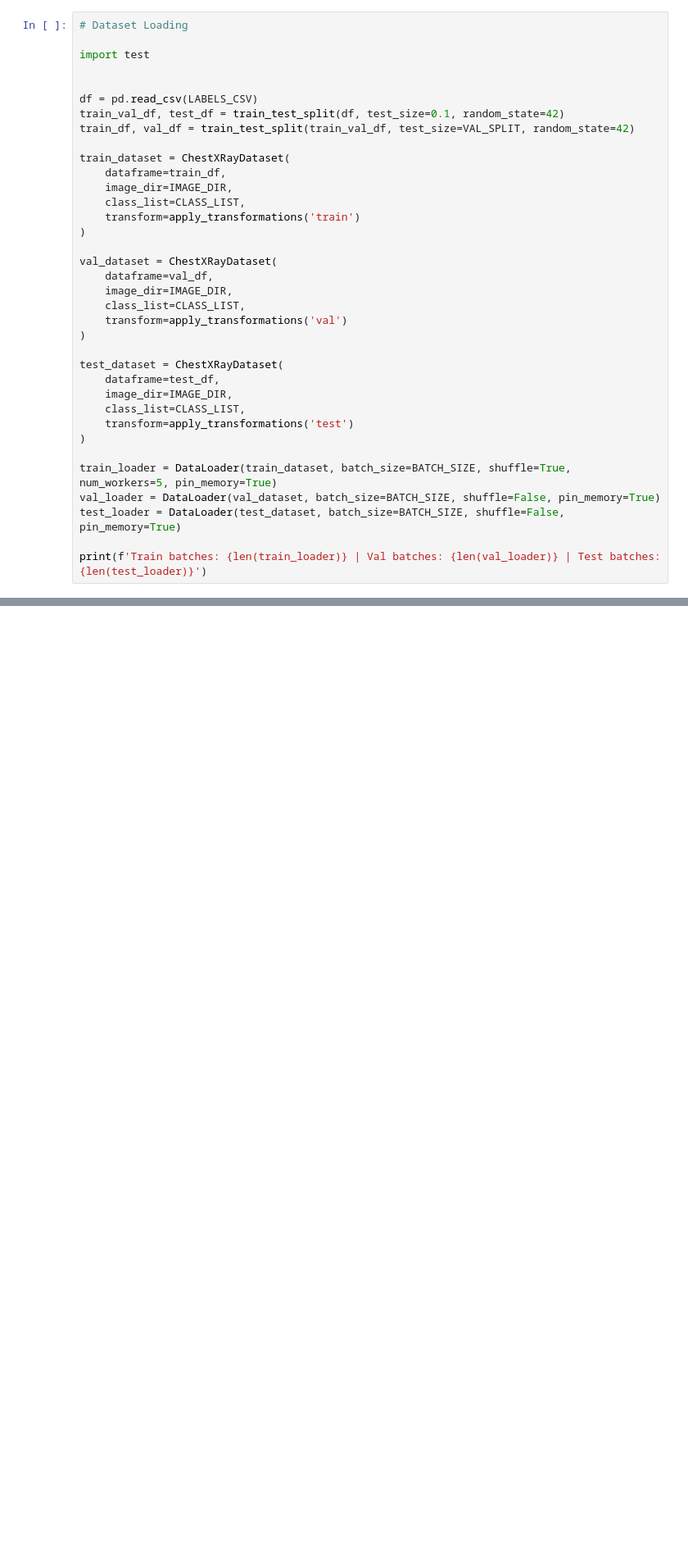
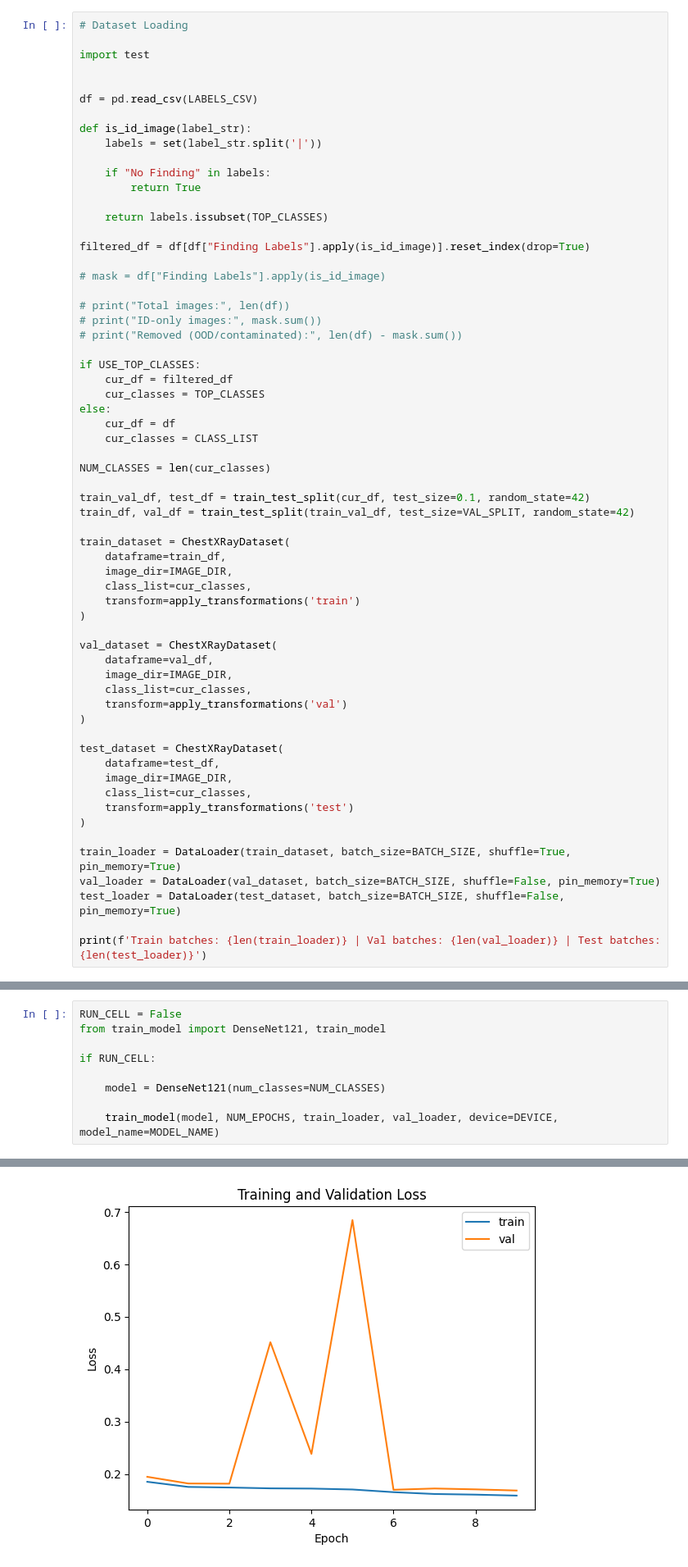
Before and after one commit to mpieper19/Out-of-Distribution-Detection, a Jupyter notebook: notebooks/training.ipynb, the cells around one changed output, grey strips where cells are left out. Shown at 82% size. Drawn from its saved outputs; the diff is of its cells as text; blank space fills up the shorter version.

Commit message:
Added model training + evaluation section

```diff
--- a/notebooks/training.ipynb
+++ b/notebooks/training.ipynb
@@ -107,31 +117,57 @@ import test
 
 
 df = pd.read_csv(LABELS_CSV)
-train_val_df, test_df = train_test_split(df, test_size=0.1, random_state=42)
+
+def is_id_image(label_str):
+    labels = set(label_str.split('|'))
+
+    if "No Finding" in labels:
+        return True
+
+    return labels.issubset(TOP_CLASSES)
+
+filtered_df = df[df["Finding Labels"].apply(is_id_image)].reset_index(drop=True)
+
+# mask = df["Finding Labels"].apply(is_id_image)
+
+# print("Total images:", len(df))
+# print("ID-only images:", mask.sum())
+# print("Removed (OOD/contaminated):", len(df) - mask.sum())
+
+if USE_TOP_CLASSES:
+    cur_df = filtered_df
+    cur_classes = TOP_CLASSES
+else:
+    cur_df = df
+    cur_classes = CLASS_LIST
+
+NUM_CLASSES = len(cur_classes)
+
+train_val_df, test_df = train_test_split(cur_df, test_size=0.1, random_state=42)
 train_df, val_df = train_test_split(train_val_df, test_size=VAL_SPLIT, random_state=42)
 
 train_dataset = ChestXRayDataset(
     dataframe=train_df,
     image_dir=IMAGE_DIR,
-    class_list=CLASS_LIST,
+    class_list=cur_classes,
     transform=apply_transformations('train')
 )
 
 val_dataset = ChestXRayDataset(
     dataframe=val_df,
     image_dir=IMAGE_DIR,
-    class_list=CLASS_LIST,
+    class_list=cur_classes,
     transform=apply_transformations('val')
 )
 
 test_dataset = ChestXRayDataset(
     dataframe=test_df,
     image_dir=IMAGE_DIR,
-    class_list=CLASS_LIST,
+    class_list=cur_classes,
     transform=apply_transformations('test')
 )
 
-train_loader = DataLoader(train_dataset, batch_size=BATCH_SIZE, shuffle=True, num_workers=5, pin_memory=True)
+train_loader = DataLoader(train_dataset, batch_size=BATCH_SIZE, shuffle=True, pin_memory=True)
 val_loader = DataLoader(val_dataset, batch_size=BATCH_SIZE, shuffle=False, pin_memory=True)
 test_loader = DataLoader(test_dataset, batch_size=BATCH_SIZE, shuffle=False, pin_memory=True)
 
@@ -140,0 +177,10 @@ Train batches: 127 | Val batches: 32 | Test batches: 18
+# %%
+RUN_CELL = False
+from train_model import DenseNet121, train_model
+
+if RUN_CELL:
+
+    model = DenseNet121(num_classes=NUM_CLASSES)
+
+    train_model(model, NUM_EPOCHS, train_loader, val_loader, device=DEVICE, model_name=MODEL_NAME)
+# %% [output]
@@ -140,0 +205 @@ Train batches: 127 | Val batches: 32 | Test batches: 18
+[figure, added]
```
Also changed, not shown: parts of 4 cells of this notebook.
